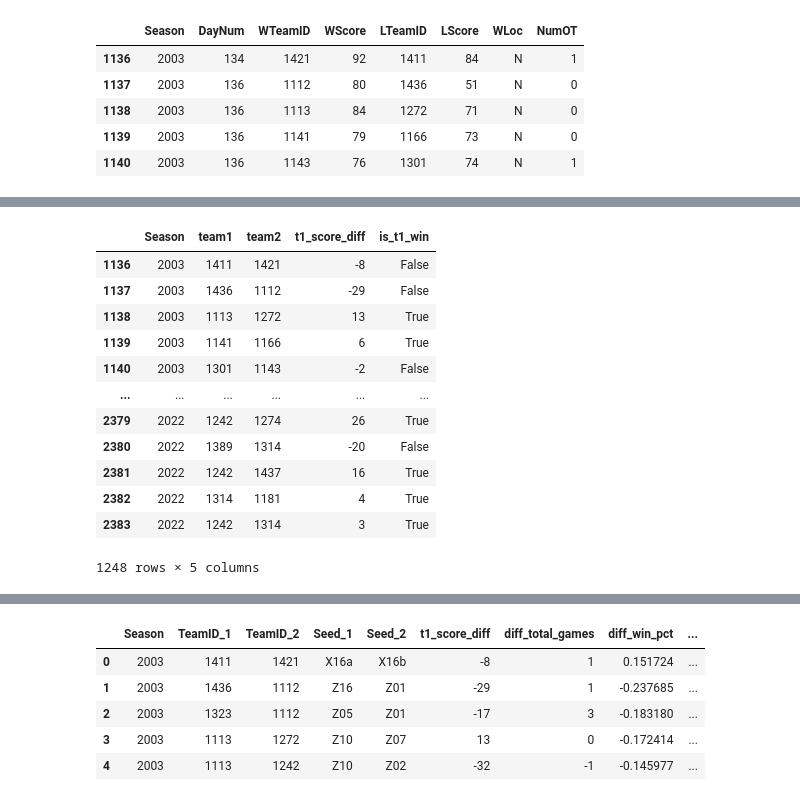
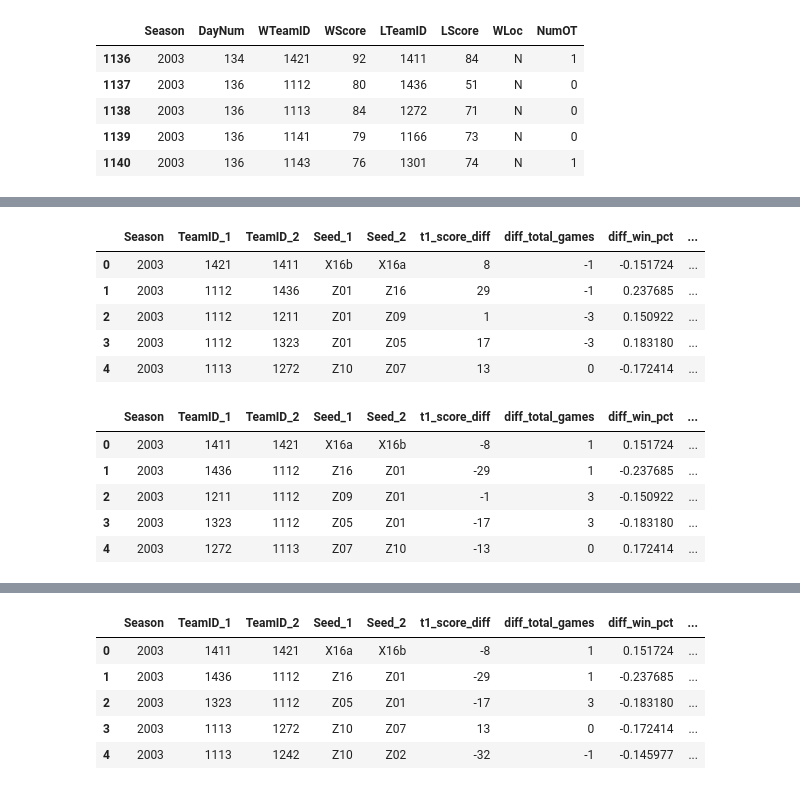
Before and after one commit to dylanfarrell/march-madness-bracket-prediction, a Jupyter notebook: create_model_data.ipynb, the cells around one changed output, grey strips where cells are left out. Cells and saved outputs as stored; diff of their text form; code cells hidden in the pictures.

```diff
--- a/create_model_data.ipynb
+++ b/create_model_data.ipynb
@@ -155,10 +112,3 @@ tourney_games.head()
 | 1138 | 2003 | 136 | 1113 | 84 | 1272 | 71 | N | 0 |
 | 1139 | 2003 | 136 | 1141 | 79 | 1166 | 73 | N | 0 |
 | 1140 | 2003 | 136 | 1143 | 76 | 1301 | 74 | N | 1 |
-# %%
-tourney_games['rand'] = [random.random() for i in range(len(tourney_games))]
-tourney_games['teams'] = [(t1, t2) if r >= 0.5 else (t2, t1) for t1, t2, r in \
-                          zip(tourney_games['WTeamID'], tourney_games['LTeamID'], tourney_games['rand'])]
-tourney_games['t1_score_diff'] = [t1-t2 if r >= 0.5 else t2-t1 for t1, t2, r in \
-                          zip(tourney_games['WScore'], tourney_games['LScore'], tourney_games['rand'])]
-tourney_games[['team1','team2']] = pd.DataFrame(tourney_games['teams'].tolist(), index=tourney_games.index)
@@ -181,19 +126,38 @@ tourney_games
+# %%
+def process_df(tourney_games, flip):
+  tourney_games['teams'] = [(t1, t2) if not flip else (t2, t1) for t1, t2 in \
+                            zip(tourney_games['WTeamID'], tourney_games['LTeamID'])]
+  tourney_games['t1_score_diff'] = [t1-t2 if not flip else t2-t1 for t1, t2 in \
+                            zip(tourney_games['WScore'], tourney_games['LScore'])]
+  tourney_games[['team1','team2']] = pd.DataFrame(tourney_games['teams'].tolist(), index=tourney_games.index)
+  tourney_results = tourney_games[['Season', 'team1', 'team2', 't1_score_diff']]
+  tourney_results['is_t1_win'] = [diff > 0 for diff in tourney_results['t1_score_diff']]
+  matchup_features_all = tourney_results.merge(features, left_on=['Season', 'team1'], right_on=['Season', 'TeamID'])\
+  .merge(features, left_on=['Season', 'team2'], right_on=['Season', 'TeamID'], suffixes=['_1', '_2'])
+  for col in difference_cols:
+    matchup_features_all['diff_'+col] = matchup_features_all[col+'_1'] - matchup_features_all[col+'_2']
+  diff_cols = [col for col in matchup_features_all.columns if 'diff' in col]
+  matchup_cols = ['Season', 'TeamID_1', 'TeamID_2', 'Seed_1', 'Seed_2'] + diff_cols
+  matchup_features_basic = matchup_features_all[matchup_cols]
+  return matchup_features_basic
+# %%
+res_1 = process_df(tourney_games.copy(), False)
+res_2 = process_df(tourney_games.copy(), True)
 # %%
-tourney_results = tourney_games[['Season', 'team1', 'team2', 't1_score_diff']]
-tourney_results['is_t1_win'] = [diff > 0 for diff in tourney_results['t1_score_diff']]
+res_1.head()
+# %% [output]
+|  | Season | TeamID_1 | TeamID_2 | Seed_1 | Seed_2 | t1_score_diff | diff_total_games | diff_win_pct | ... |
+| 0 | 2003 | 1421 | 1411 | X16b | X16a | 8 | -1 | -0.151724 | ... |
+| 1 | 2003 | 1112 | 1436 | Z01 | Z16 | 29 | -1 | 0.237685 | ... |
+| 2 | 2003 | 1112 | 1211 | Z01 | Z09 | 1 | -3 | 0.150922 | ... |
+| 3 | 2003 | 1112 | 1323 | Z01 | Z05 | 17 | -3 | 0.183180 | ... |
+| 4 | 2003 | 1113 | 1272 | Z10 | Z07 | 13 | 0 | -0.172414 | ... |
 # %%
-tourney_results
+res_2.head()
 # %% [output]
-|  | Season | team1 | team2 | t1_score_diff | is_t1_win |
-| 1136 | 2003 | 1411 | 1421 | -8 | False |
-| 1137 | 2003 | 1436 | 1112 | -29 | False |
-| 1138 | 2003 | 1113 | 1272 | 13 | True |
-| 1139 | 2003 | 1141 | 1166 | 6 | True |
-| 1140 | 2003 | 1301 | 1143 | -2 | False |
-| ... | ... | ... | ... | ... | ... |
-| 2379 | 2022 | 1242 | 1274 | 26 | True |
-| 2380 | 2022 | 1389 | 1314 | -20 | False |
-| 2381 | 2022 | 1242 | 1437 | 16 | True |
-| 2382 | 2022 | 1314 | 1181 | 4 | True |
-| 2383 | 2022 | 1242 | 1314 | 3 | True |
+|  | Season | TeamID_1 | TeamID_2 | Seed_1 | Seed_2 | t1_score_diff | diff_total_games | diff_win_pct | ... |
+| 0 | 2003 | 1411 | 1421 | X16a | X16b | -8 | 1 | 0.151724 | ... |
+| 1 | 2003 | 1436 | 1112 | Z16 | Z01 | -29 | 1 | -0.237685 | ... |
+| 2 | 2003 | 1211 | 1112 | Z09 | Z01 | -1 | 3 | -0.150922 | ... |
+| 3 | 2003 | 1323 | 1112 | Z05 | Z01 | -17 | 3 | -0.183180 | ... |
+| 4 | 2003 | 1272 | 1113 | Z07 | Z10 | -13 | 0 | 0.172414 | ... |
-1248 rows × 5 columns
```
Also changed, not shown: parts of 23 cells of this notebook, 4 other files.
